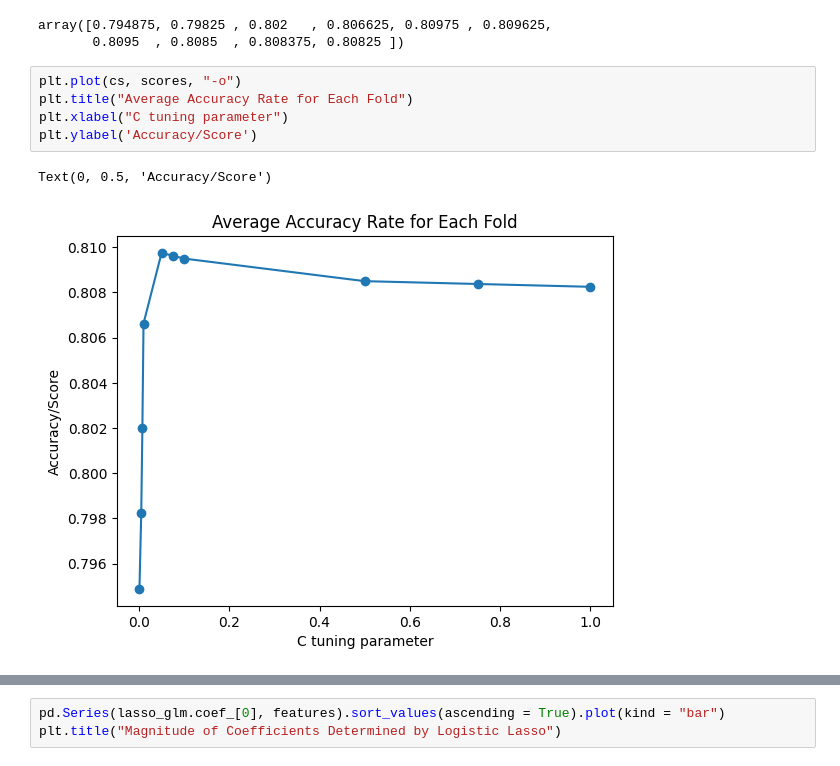
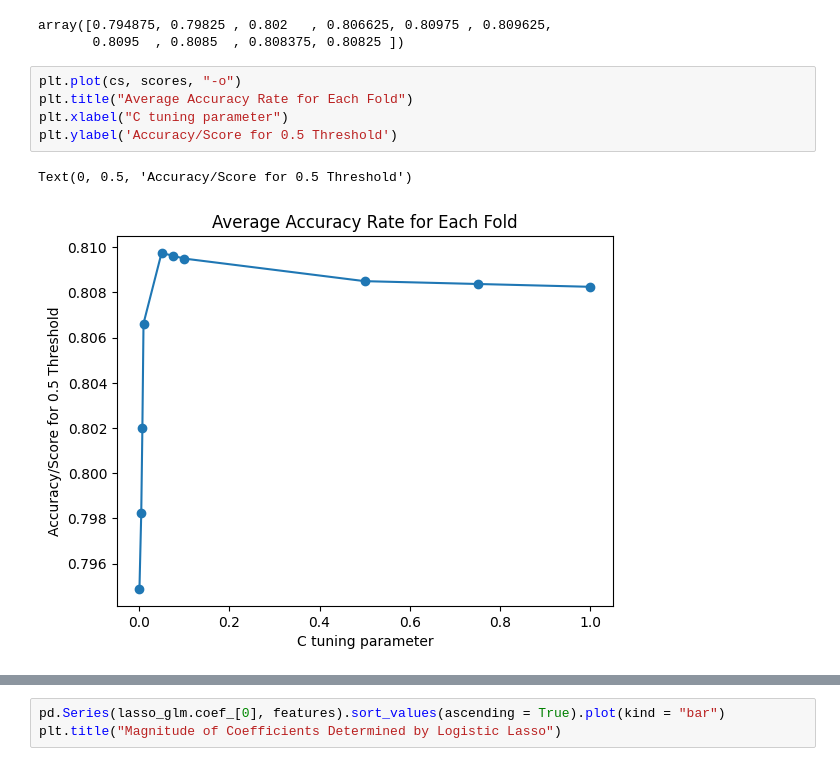
Before and after one commit to mmwitters/CDA_Project, a Jupyter notebook: Final Project.ipynb, the cells around one changed output, grey strips where cells are left out. Drawn from its saved outputs; the diff is of its cells as text.

Commit message:
Added info on setting thresholds

```diff
--- a/Final Project.ipynb
+++ b/Final Project.ipynb
@@ -360,11 +360,11 @@ array([0.794875, 0.79825 , 0.802   , 0.806625, 0.80975 , 0.809625,
 # %%
 plt.plot(cs, scores, "-o")
 plt.title("Average Accuracy Rate for Each Fold")
 plt.xlabel("C tuning parameter")
-plt.ylabel('Accuracy/Score')
+plt.ylabel('Accuracy/Score for 0.5 Threshold')
 # %% [output]
-Text(0, 0.5, 'Accuracy/Score')
+Text(0, 0.5, 'Accuracy/Score for 0.5 Threshold')
-[figure, old version]
+[figure, new version]
 # %%
 lasso_glm.coef_
 # %% [output]
```
Also changed, not shown: parts of 4 cells of this notebook.
